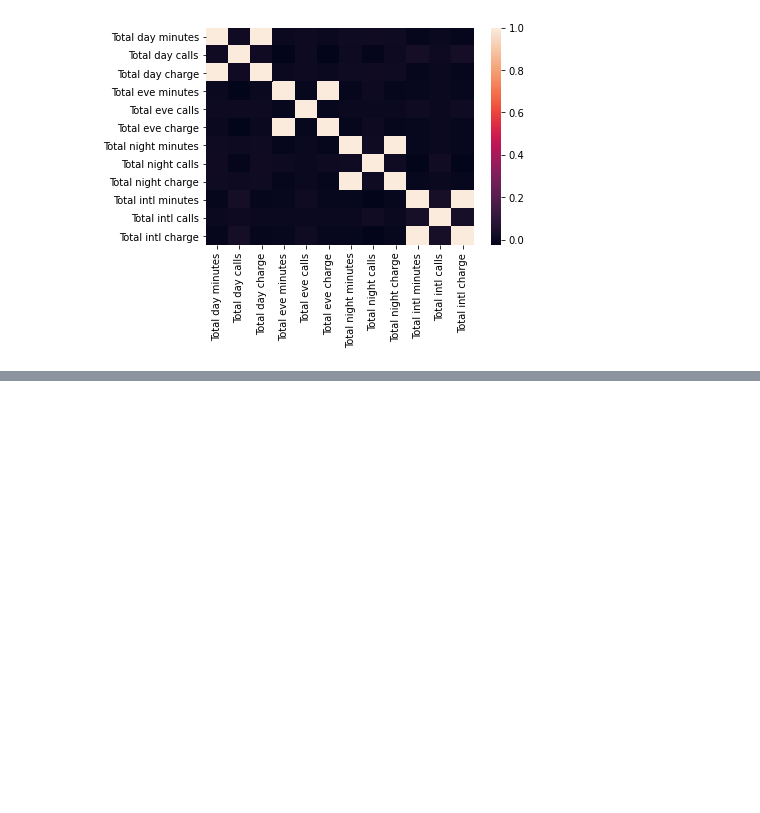
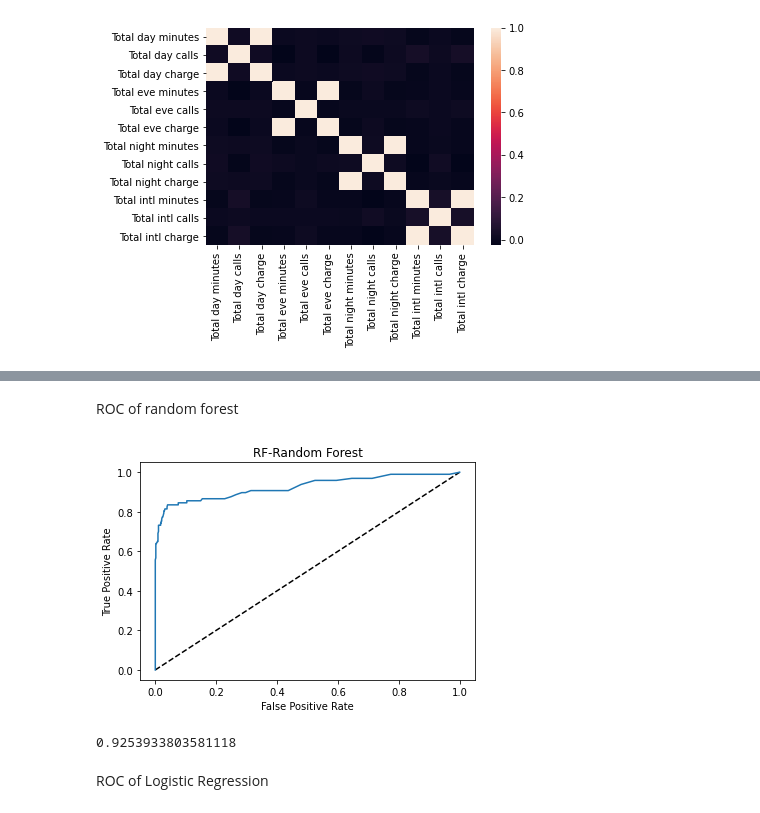
Before and after one commit to zhutian12/Github-Practice, a Jupyter notebook: churn_analysis.ipynb, the cells around one changed output, grey strips where cells are left out. Saved outputs shown, nothing was run; the diff lists cells and outputs as text; code cells hidden in the pictures; blank space fills up the shorter version.

```diff
--- a/churn_analysis.ipynb
+++ b/churn_analysis.ipynb
@@ -110,0 +252,6 @@ churn_df['Voice mail plan'] = churn_df['Voice mail plan'] == "Yes"
+# %%
+#for KNN
+parameter = {"n_neighbors":(1,3,5,7,9),
+             "algorithm":('auto','ball_tree', 'kd_tree', 'brute')}
+Grid_knn = GridSearchCV(KNeighborsClassifier(),parameter,cv=5)
+Grid_knn.fit(x_train,y_train)
@@ -110,0 +285,6 @@ churn_df['Voice mail plan'] = churn_df['Voice mail plan'] == "Yes"
+# %%
+#for random forest
+parameter = {"n_estimators":(200,300,400),
+             "criterion":("gini","entropy")}
+Grid_rf = GridSearchCV(RandomForestClassifier(),parameter,cv=5)
+Grid_rf.fit(x_train,y_train)
@@ -110,0 +317,4 @@ churn_df['Voice mail plan'] = churn_df['Voice mail plan'] == "Yes"
+# %%
+#give best random forest model
+best_rf = Grid_rf.best_estimator_
+best_rf
@@ -110,0 +376,25 @@ churn_df['Voice mail plan'] = churn_df['Voice mail plan'] == "Yes"
+# %% [markdown]
+ROC of random forest
+# %%
+from sklearn.metrics import roc_curve
+from sklearn import metrics
+y_rf = best_rf.predict_proba(x_test)[:,1]
+fpr_rf,tpr_rf,threshold=roc_curve(y_test,y_rf)
+# %%
+#draw plot
+plt.figure(1)
+plt.plot([0,1],[0,1],'k--')
+plt.plot(fpr_rf,tpr_rf,label = 'rf')
+plt.xlabel("False Positive Rate")
+plt.ylabel("True Positive Rate")
+plt.title('RF-Random Forest')
+plt.show()
+# %% [output]
+[figure, added]
+# %%
+#calculate AUC
+metrics.auc(fpr_rf,tpr_rf)
+# %% [output]
+0.9253933803581118
+# %% [markdown]
+ROC of Logistic Regression
```
Also changed, not shown: parts of 32 cells of this notebook.
